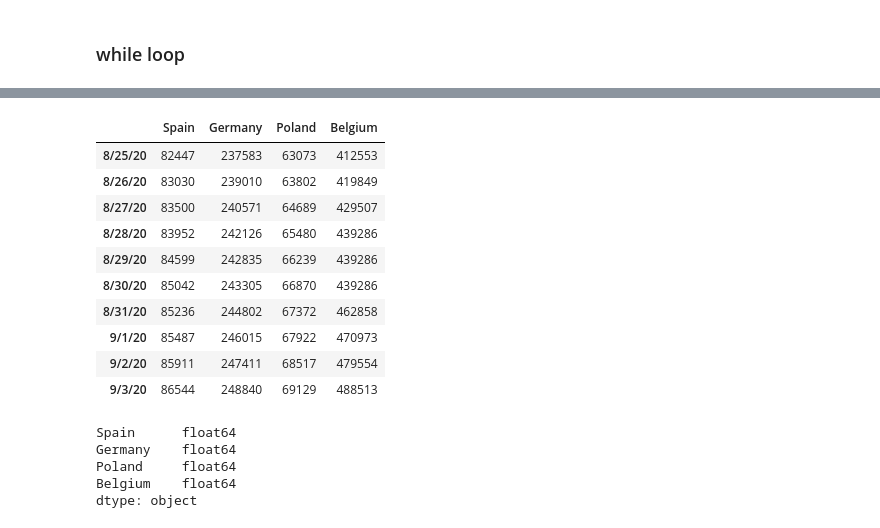
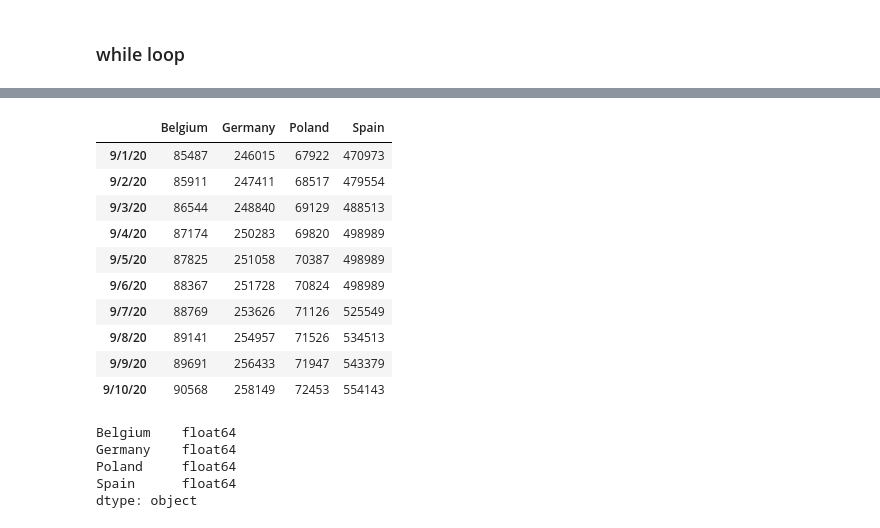
Before and after one commit to AnushreeChopde/DataVizFall2020_Colab, a Jupyter notebook: Python_Basics_lec02.ipynb, the cells around one changed output, grey strips where cells are left out. Saved outputs shown, nothing was run; the diff lists cells and outputs as text; code cells hidden in the pictures.

```diff
--- a/Python_Basics_lec02.ipynb
+++ b/Python_Basics_lec02.ipynb
@@ -333,19 +457,17 @@ df_covid_c.T
 # %%
-## plotting data
-
 df_covid_c = df_covid_c.T.iloc[4:]
-df_covid_c.columns = ['Spain','Germany','Poland','Belgium']
+df_covid_c.columns=['Belgium','Germany','Poland','Spain']
 df_covid_c.tail(10)
 # %% [output]
-|  | Spain | Germany | Poland | Belgium |
-| 8/25/20 | 82447 | 237583 | 63073 | 412553 |
-| 8/26/20 | 83030 | 239010 | 63802 | 419849 |
-| 8/27/20 | 83500 | 240571 | 64689 | 429507 |
-| 8/28/20 | 83952 | 242126 | 65480 | 439286 |
-| 8/29/20 | 84599 | 242835 | 66239 | 439286 |
-| 8/30/20 | 85042 | 243305 | 66870 | 439286 |
-| 8/31/20 | 85236 | 244802 | 67372 | 462858 |
+|  | Belgium | Germany | Poland | Spain |
 | 9/1/20 | 85487 | 246015 | 67922 | 470973 |
 | 9/2/20 | 85911 | 247411 | 68517 | 479554 |
 | 9/3/20 | 86544 | 248840 | 69129 | 488513 |
+| 9/4/20 | 87174 | 250283 | 69820 | 498989 |
+| 9/5/20 | 87825 | 251058 | 70387 | 498989 |
+| 9/6/20 | 88367 | 251728 | 70824 | 498989 |
+| 9/7/20 | 88769 | 253626 | 71126 | 525549 |
+| 9/8/20 | 89141 | 254957 | 71526 | 534513 |
+| 9/9/20 | 89691 | 256433 | 71947 | 543379 |
+| 9/10/20 | 90568 | 258149 | 72453 | 554143 |
 # %%
@@ -357,11 +479,10 @@ df_covid_c = df_covid_c.rolling(window=14).mean().fillna(0)
 # %%
-## checking column type
-
+## let us check the column types
 df_covid_c.dtypes
 # %% [output]
-Spain      float64
+Belgium    float64
 Germany    float64
 Poland     float64
-Belgium    float64
+Spain      float64
 dtype: object
 # %%
```
Also changed, not shown: parts of 63 cells of this notebook.
